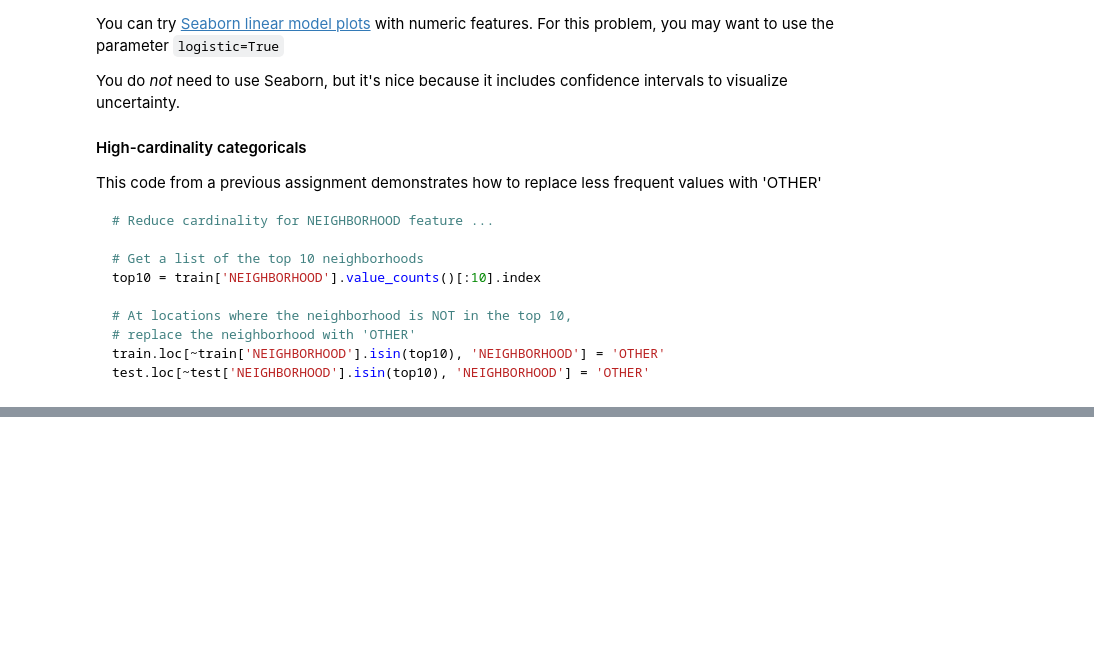
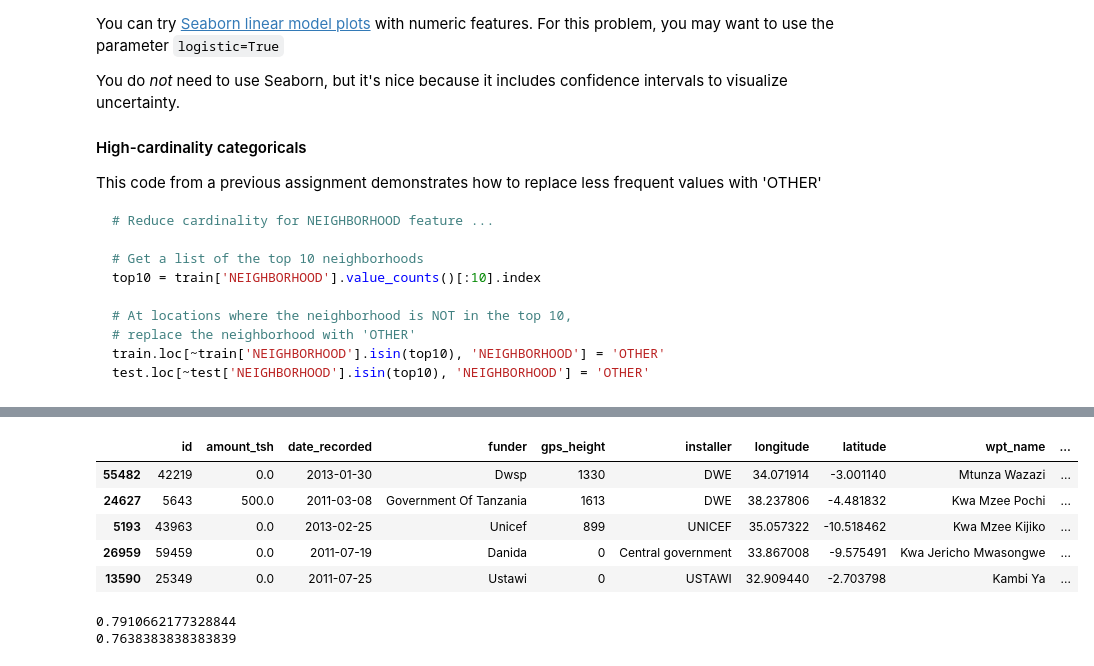
Before and after one commit to bloominstituteoftechnology/DS-Unit-2-Kaggle-Challenge, a Jupyter notebook: module1/assignment_kaggle_challenge_1.ipynb, the cells around one changed output, grey strips where cells are left out. Saved outputs shown, nothing was run; the diff lists cells and outputs as text; code cells hidden in the pictures; blank space fills up the shorter version.

```diff
--- a/module1/assignment_kaggle_challenge_1.ipynb
+++ b/module1/assignment_kaggle_challenge_1.ipynb
@@ -102,0 +144,9 @@ train.shape, test.shape
+# %%
+X_train.head()
+# %% [output]
+|  | id | amount_tsh | date_recorded | funder | gps_height | installer | longitude | latitude | wpt_name | ... |
+| 55482 | 42219 | 0.0 | 2013-01-30 | Dwsp | 1330 | DWE | 34.071914 | -3.001140 | Mtunza Wazazi | ... |
+| 24627 | 5643 | 500.0 | 2011-03-08 | Government Of Tanzania | 1613 | DWE | 38.237806 | -4.481832 | Kwa Mzee Pochi | ... |
+| 5193 | 43963 | 0.0 | 2013-02-25 | Unicef | 899 | UNICEF | 35.057322 | -10.518462 | Kwa Mzee Kijiko | ... |
+| 26959 | 59459 | 0.0 | 2011-07-19 | Danida | 0 | Central government | 33.867008 | -9.575491 | Kwa Jericho Mwasongwe | ... |
+| 13590 | 25349 | 0.0 | 2011-07-25 | Ustawi | 0 | USTAWI | 32.909440 | -2.703798 | Kambi Ya | ... |
@@ -102,0 +202,7 @@ train.shape, test.shape
+# %%
+pipeline.fit(X_train, y_train)
+print(pipeline.score(X_train, y_train))
+print(pipeline.score(X_val, y_val))
+# %% [output]
+0.7910662177328844
+0.7638383838383839
```
Also changed, not shown: parts of 15 cells of this notebook.
